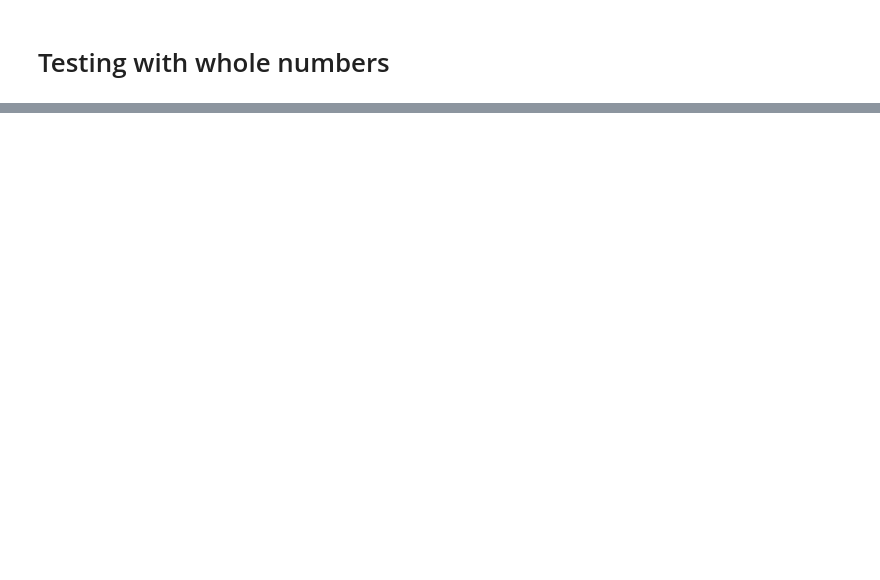
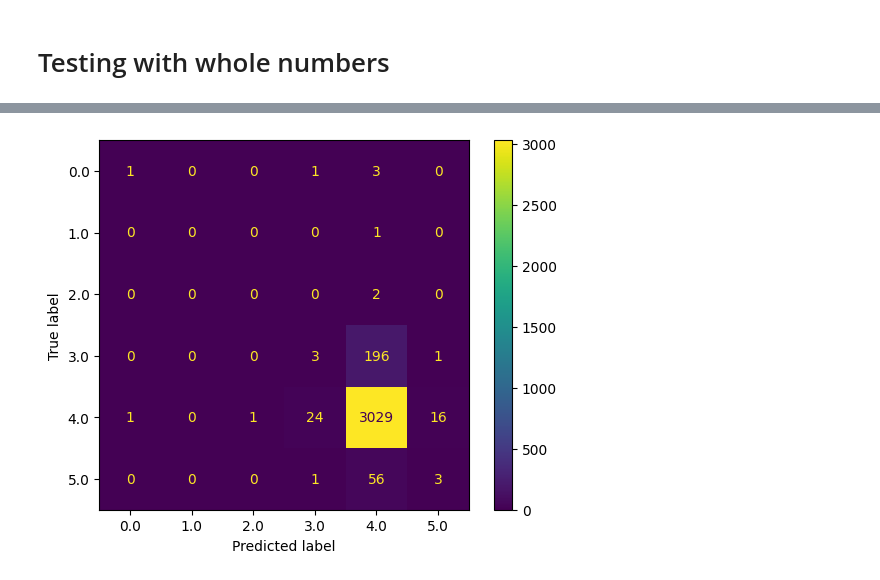
Before and after one commit to ChristopheMpagaDSTI/books_rating_project_python_main, a Jupyter notebook: books_rating_project_EDA_3.ipynb, the cells around one changed output, grey strips where cells are left out. Cells and saved outputs as stored; diff of their text form; code cells hidden in the pictures; blank space fills up the shorter version.

```diff
--- a/books_rating_project_EDA_3.ipynb
+++ b/books_rating_project_EDA_3.ipynb
@@ -313,12 +667,12 @@ scores
 # %% [markdown]
 # Testing with whole numbers
 # %%
-keep_cols = ['  num_pages', 'ratings_count', 'text_reviews_count', 'target_whole']
+keep_cols_num = ['  num_pages', 'ratings_count', 'text_reviews_count', 'target_1']
-# %%
-df_ratings_whole = df_ratings_keep[keep_cols]
+# %%
+df_ratings_1 = df_ratings_keep[keep_cols_num]
 # %%
-y = df_ratings_whole['target_whole']
-x = df_ratings_whole[df_ratings_whole.columns.difference(['target_whole'])]
+y = df_ratings_1['target_1']
+x = df_ratings_1[df_ratings_whole.columns.difference(['target_1'])]
 # %%
 x_train, x_test, y_train, y_test = train_test_split(x, y, test_size=0.3, random_state=42)
 # %%
@@ -334,3 +692,5 @@ y_pred = clf.predict(x_test)
 # %%
 disp = ConfusionMatrixDisplay.from_predictions(y_test,
-                   y_pred)
+                   predictions)
+# %% [output]
+[figure, added]
```
Also changed, not shown: parts of 256 cells of this notebook.
